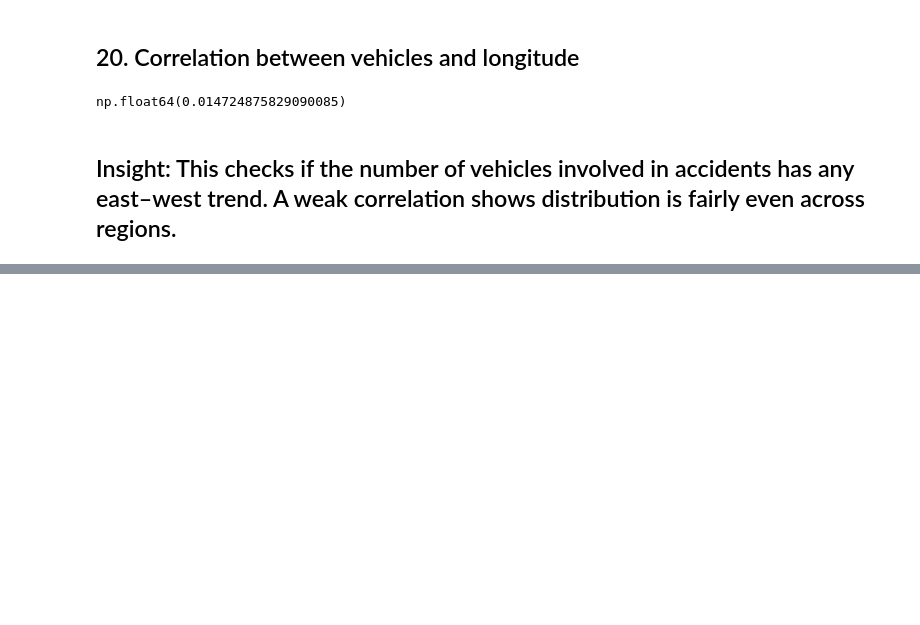
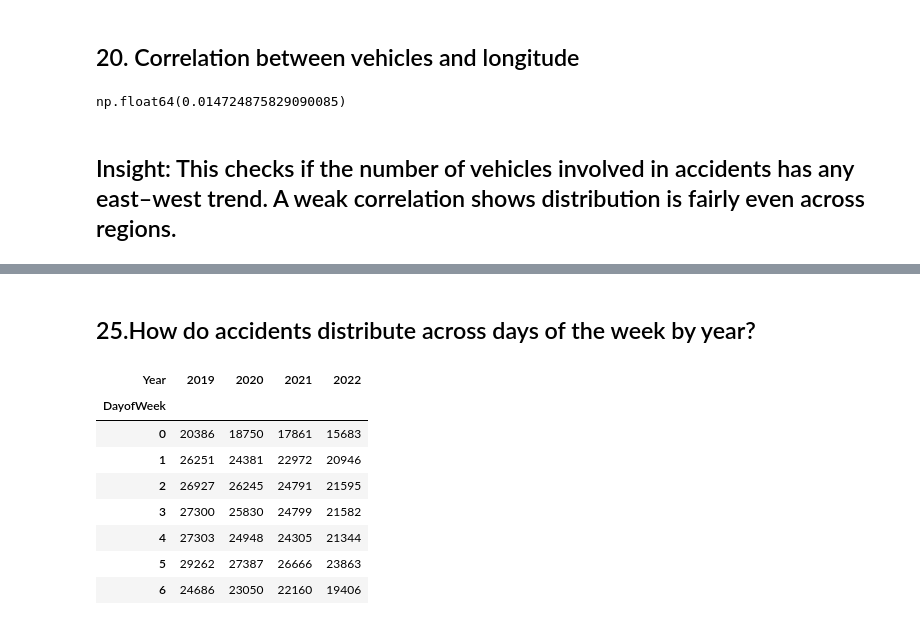
Before and after one commit to JadeCreed/ELEC303-DATA_ANALYTICS-REDOTA, a Jupyter notebook: Activity2.ipynb, the cells around one changed output, grey strips where cells are left out. Saved outputs shown, nothing was run; the diff lists cells and outputs as text; code cells hidden in the pictures; blank space fills up the shorter version.

```diff
--- a/Activity2.ipynb
+++ b/Activity2.ipynb
@@ -376,0 +524,15 @@ Name: count, dtype: int64
+# %% [markdown]
+<h2>25.How do accidents distribute across days of the week by year?</h2>
+# %%
+accidents_dow_year = df.groupby(['DayofWeek', 'Year']).size()
+accidents_dow_year.unstack()
+# %% [output]
+| Year | 2019 | 2020 | 2021 | 2022 |
+| DayofWeek |  |  |  |  |
+| 0 | 20386 | 18750 | 17861 | 15683 |
+| 1 | 26251 | 24381 | 22972 | 20946 |
+| 2 | 26927 | 26245 | 24791 | 21595 |
+| 3 | 27300 | 25830 | 24799 | 21582 |
+| 4 | 27303 | 24948 | 24305 | 21344 |
+| 5 | 29262 | 27387 | 26666 | 23863 |
+| 6 | 24686 | 23050 | 22160 | 19406 |
```
Also changed, not shown: parts of 31 cells of this notebook, 1 other file.
